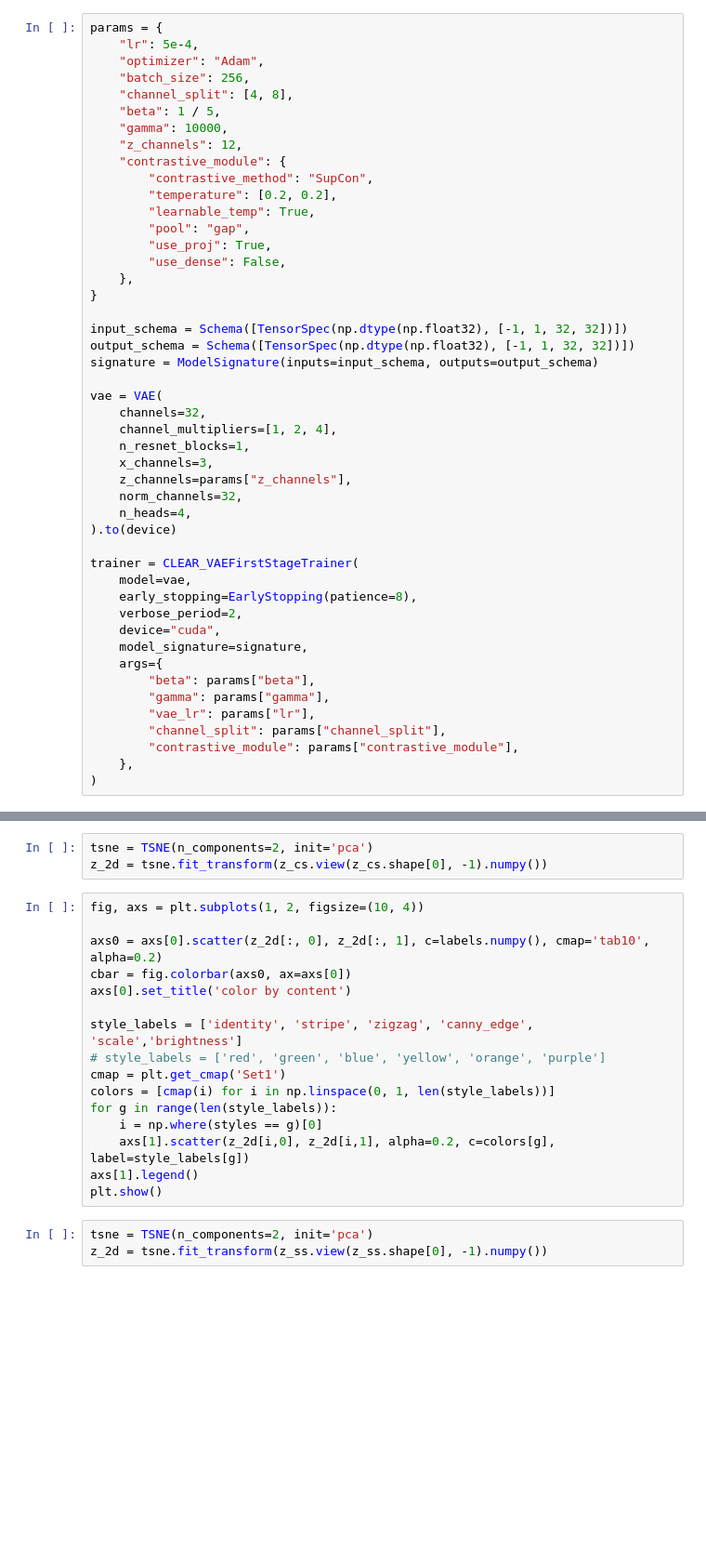
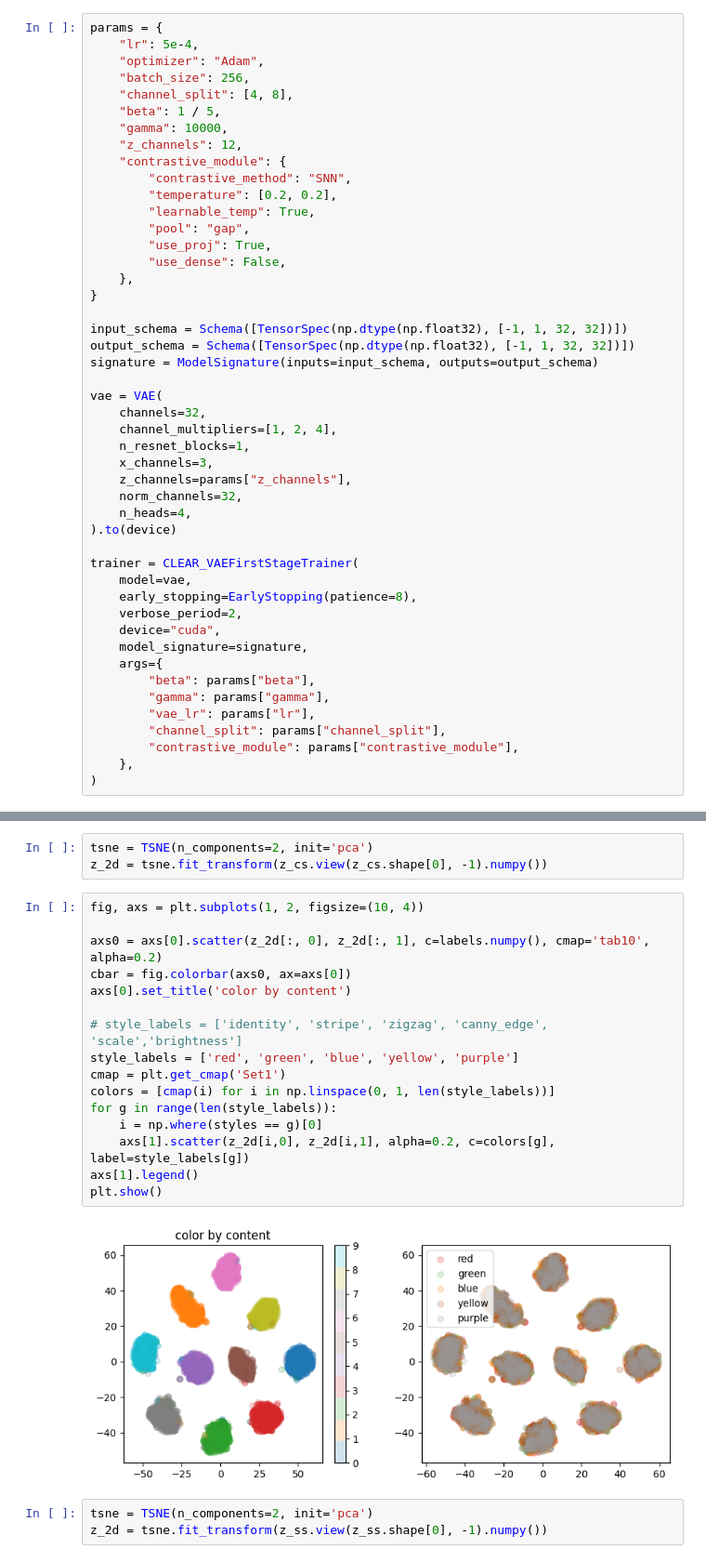
Before and after one commit to scotsun/clear-diffusion, a Jupyter notebook: demo-clear.ipynb, the cells around one changed output, grey strips where cells are left out. Shown at 93% size. Cells and saved outputs as stored; diff of their text form; blank space fills up the shorter version.

```diff
--- a/demo-clear.ipynb
+++ b/demo-clear.ipynb
@@ -67,7 +67,7 @@ params = {
     "gamma": 10000,
     "z_channels": 12,
     "contrastive_module": {
-        "contrastive_method": "SupCon",
+        "contrastive_method": "SNN",
         "temperature": [0.2, 0.2],
         "learnable_temp": True,
         "pool": "gap",
@@ -180,19 +224,21 @@ z_2d = tsne.fit_transform(z_cs.view(z_cs.shape[0], -1).numpy())
 # %%
 fig, axs = plt.subplots(1, 2, figsize=(10, 4))
 
 axs0 = axs[0].scatter(z_2d[:, 0], z_2d[:, 1], c=labels.numpy(), cmap='tab10', alpha=0.2)
 cbar = fig.colorbar(axs0, ax=axs[0])
 axs[0].set_title('color by content')
 
-style_labels = ['identity', 'stripe', 'zigzag', 'canny_edge', 'scale','brightness']
-# style_labels = ['red', 'green', 'blue', 'yellow', 'orange', 'purple']
+# style_labels = ['identity', 'stripe', 'zigzag', 'canny_edge', 'scale','brightness']
+style_labels = ['red', 'green', 'blue', 'yellow', 'purple']
 cmap = plt.get_cmap('Set1')
 colors = [cmap(i) for i in np.linspace(0, 1, len(style_labels))]
 for g in range(len(style_labels)):
     i = np.where(styles == g)[0]
     axs[1].scatter(z_2d[i,0], z_2d[i,1], alpha=0.2, c=colors[g], label=style_labels[g])
 axs[1].legend()
 plt.show()
+# %% [output]
+[figure, added]
 # %%
 tsne = TSNE(n_components=2, init='pca')
 z_2d = tsne.fit_transform(z_ss.view(z_ss.shape[0], -1).numpy())
```
Also changed, not shown: parts of 7 cells of this notebook.
